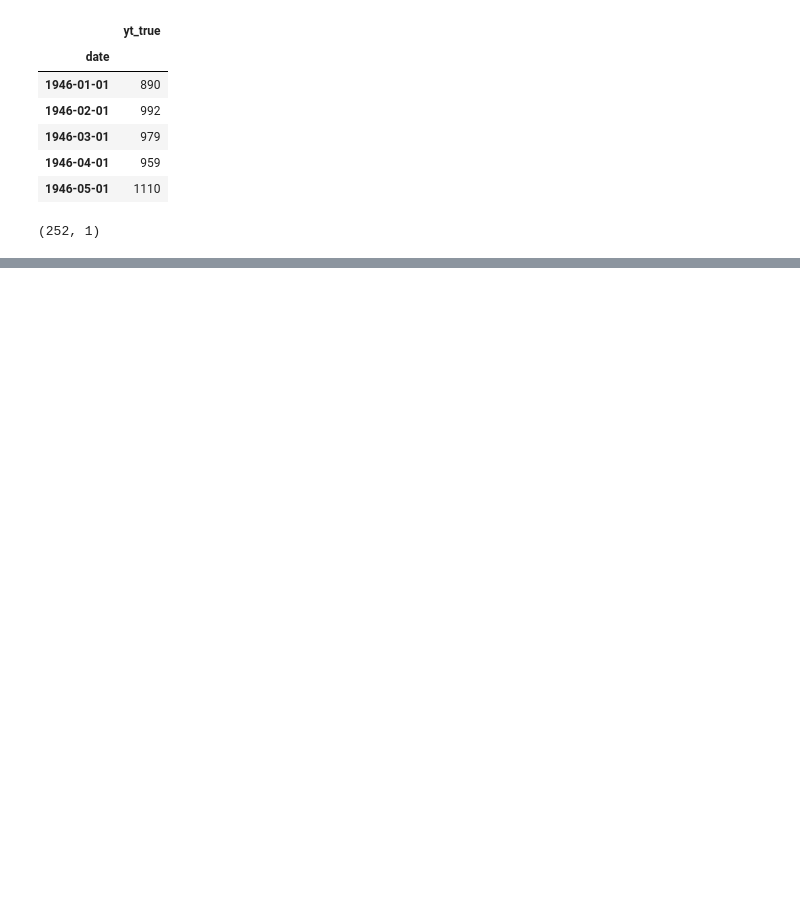
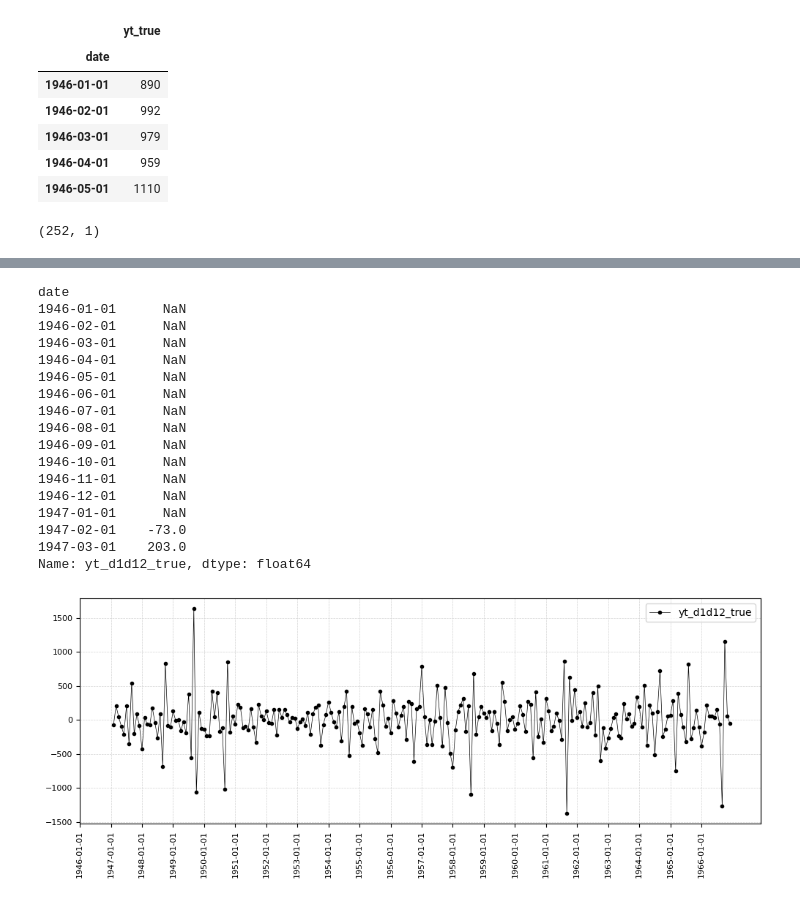
Before and after one commit to 2024-2-analitica-predictiva/2024-2-PRE-14-prediccion-de-series-de-tiempo-carolinacgj, a Jupyter notebook: homework/notebook_1.ipynb, the cells around one changed output, grey strips where cells are left out. Cells and saved outputs as stored; diff of their text form; code cells hidden in the pictures; blank space fills up the shorter version.

```diff
--- a/homework/notebook_1.ipynb
+++ b/homework/notebook_1.ipynb
@@ -40,0 +80,26 @@ AttributeError: module 'functions' has no attribute 'plot_time_series'
+# %%
+#
+# Diferenciación estacional de la serie
+#
+df_orig = df_orig.assign(yt_d1d12_true=df_orig.yt_d1_true.diff(12))
+display(df_orig.yt_d1d12_true.head(15))
+functions.plot_time_series(df_orig, yt_col="yt_d1d12_true")
+# %% [output]
+date
+1946-01-01      NaN
+1946-02-01      NaN
+1946-03-01      NaN
+1946-04-01      NaN
+1946-05-01      NaN
+1946-06-01      NaN
+1946-07-01      NaN
+1946-08-01      NaN
+1946-09-01      NaN
+1946-10-01      NaN
+1946-11-01      NaN
+1946-12-01      NaN
+1947-01-01      NaN
+1947-02-01    -73.0
+1947-03-01    203.0
+Name: yt_d1d12_true, dtype: float64
+[figure, added]
```
Also changed, not shown: parts of 5 cells of this notebook, 10 other files.
